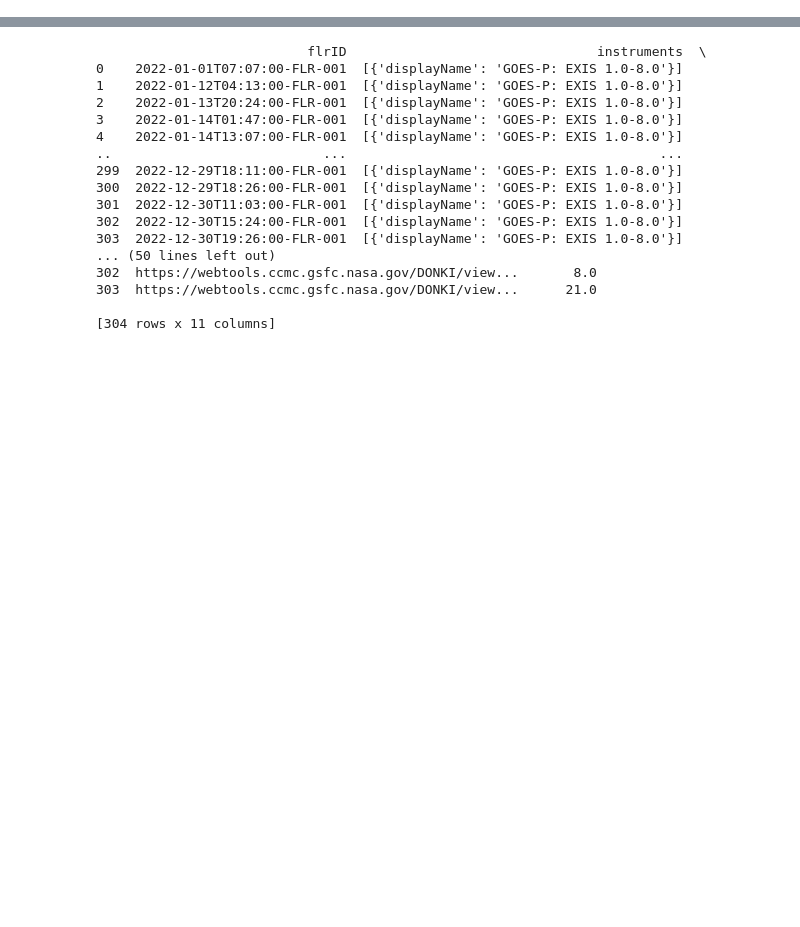
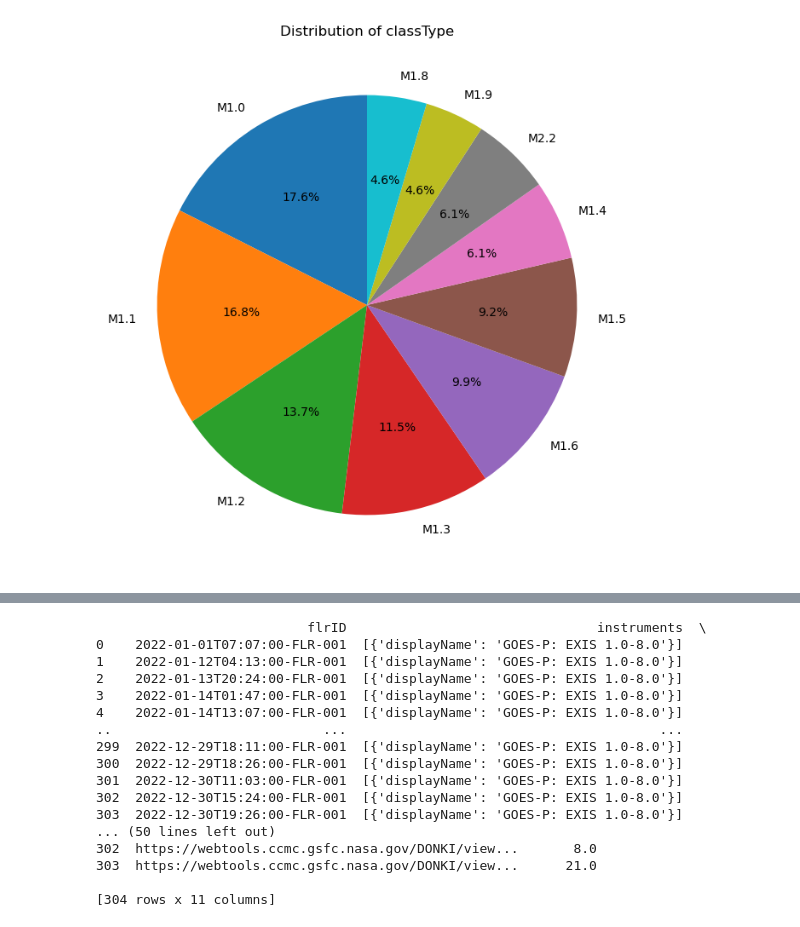
Before and after one commit to S-Belon/Python-Project, a Jupyter notebook: python_project.ipynb, the cells around one changed output, grey strips where cells are left out. Saved outputs shown, nothing was run; the diff lists cells and outputs as text; code cells hidden in the pictures; blank space fills up the shorter version.

Commit message:
added donut chart of class type of solar flare

```diff
--- a/python_project.ipynb
+++ b/python_project.ipynb
@@ -183,0 +148,17 @@ Warning: 'time' column not found in DataFrame for endpoint HSS
+# %%
+class_type_counts = flr_df['classType'].value_counts().nlargest(10)
+import matplotlib.pyplot as plt
+
+# Plot the pie chart
+plt.figure(figsize=(8, 8))  # Set the size of the figure (optional)
+
+# Create the pie chart
+plt.pie(class_type_counts, labels=class_type_counts.index, autopct='%1.1f%%', startangle=90)
+
+# Add a title to the pie chart
+plt.title("Distribution of classType")
+
+# Display the pie chart
+plt.show()
+# %% [output]
+[figure, added]
```
Also changed, not shown: parts of 14 cells of this notebook, 2 other files.
